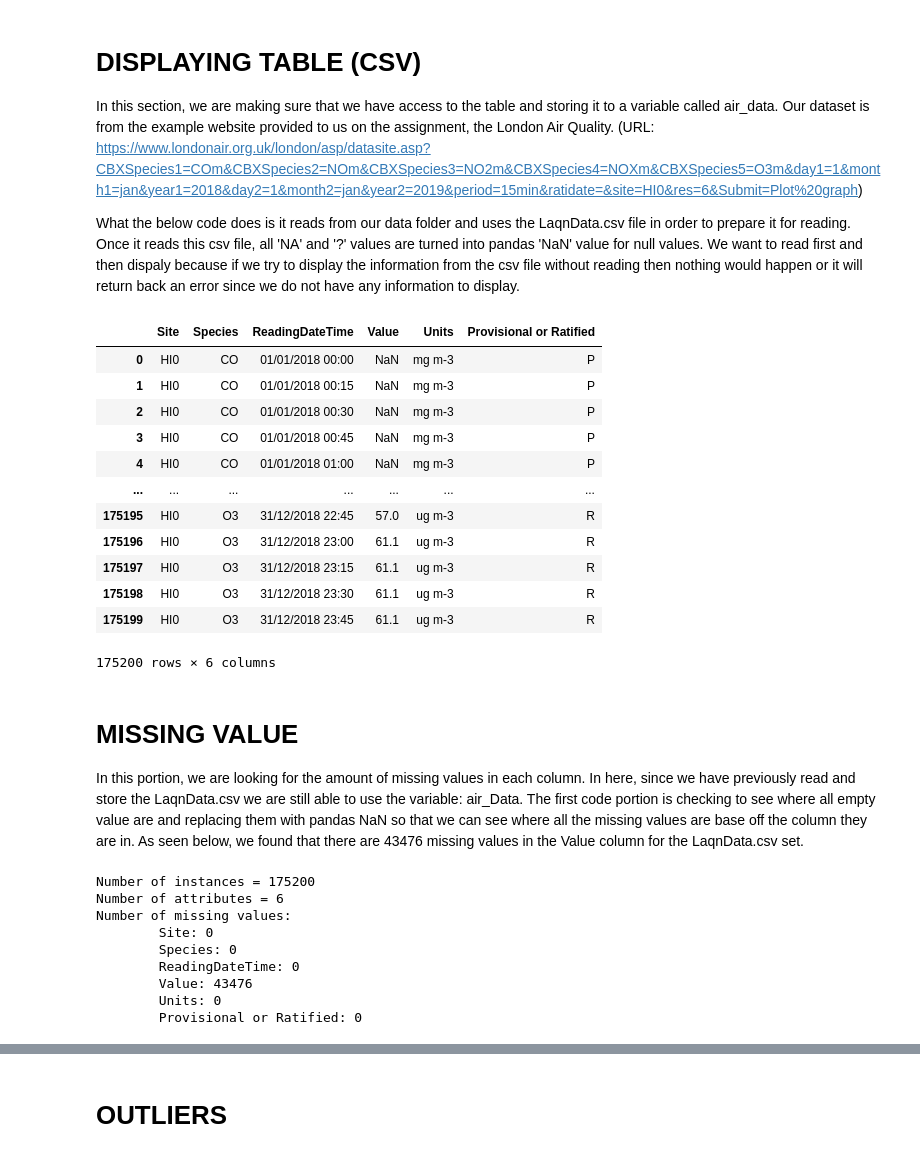
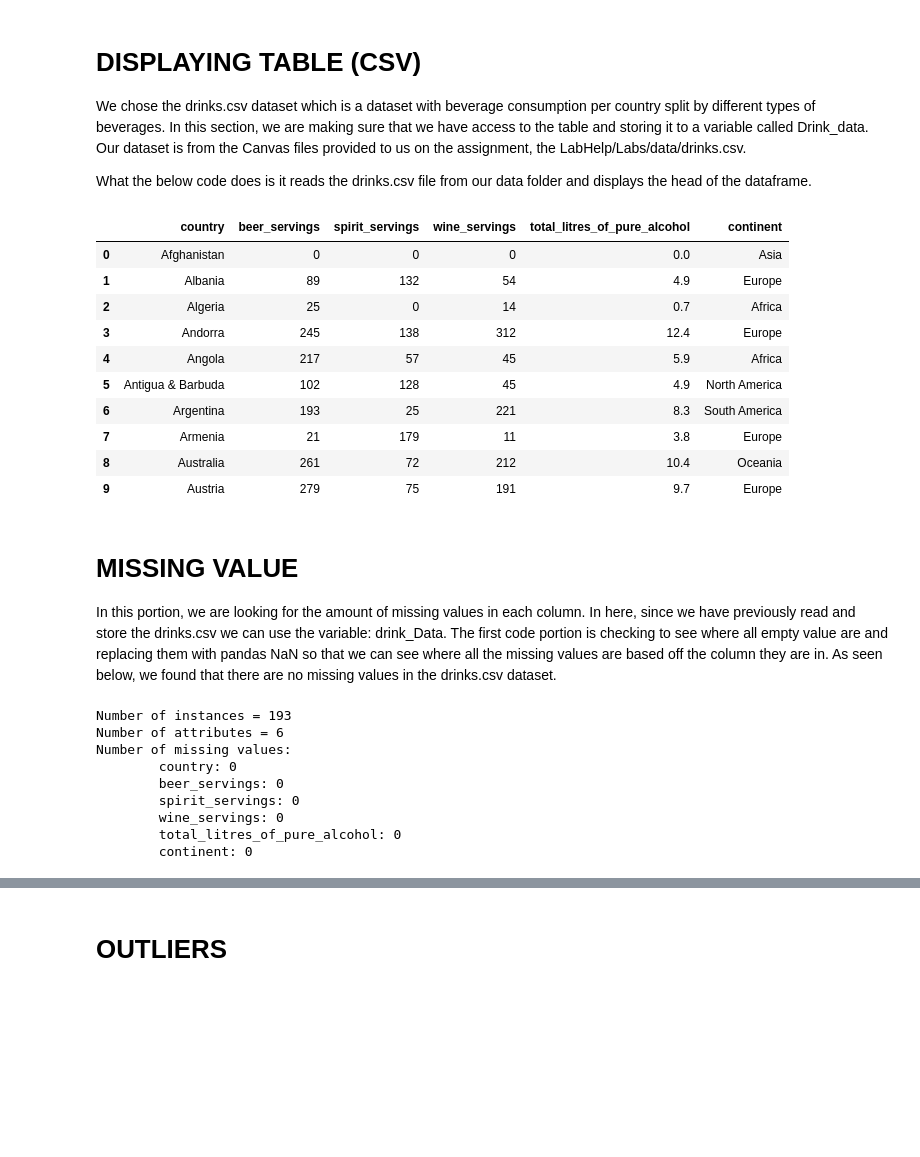
Before and after one commit to OtaSteven/CSC177_Proj, a Jupyter notebook: data_process/air_drink_dataPreprocessing.ipynb, the cells around one changed output, grey strips where cells are left out. Cells and saved outputs as stored; diff of their text form; code cells hidden in the pictures; blank space fills up the shorter version.

```diff
--- a/data_process/air_drink_dataPreprocessing.ipynb
+++ b/data_process/air_drink_dataPreprocessing.ipynb
@@ -1,58 +1,55 @@
-# %% [markdown]
-# DISPLAYING TABLE (CSV)
-In this section, we are making sure that we have access to the table and storing it to a variable called air_data. Our dataset is from the example website provided to us on the assignment, the London Air Quality. (URL: https://www.londonair.org.uk/london/asp/datasite.asp?CBXSpecies1=COm&CBXSpecies2=NOm&CBXSpecies3=NO2m&CBXSpecies4=NOXm&CBXSpecies5=O3m&day1=1&month1=jan&year1=2018&day2=1&month2=jan&year2=2019&period=15min&ratidate=&site=HI0&res=6&Submit=Plot%20graph)
-
-What the below code does is it reads from our data folder and uses the LaqnData.csv file in order to prepare it for reading. Once it reads this csv file, all 'NA' and '?' values are turned into pandas 'NaN' value for null values. We want to read first and then dispaly because if we try to display the information from the csv file without reading then nothing would happen or it will return back an error since we do not have any information to display.
+# %% [markdown]
+# DISPLAYING TABLE (CSV)
+We chose the drinks.csv dataset which is a dataset with beverage consumption per country split by different types of beverages. In this section, we are making sure that we have access to the table and storing it to a variable called Drink_data. Our dataset is from the Canvas files provided to us on the assignment, the LabHelp/Labs/data/drinks.csv.
+
+What the below code does is it reads the drinks.csv file from our data folder and displays the head of the dataframe.
 # %%
 # DISPLAYING TABLE (CSV)
 import os
 import numpy as np
 import pandas as pd
+from scipy.stats import zscore
 
 path = "./data/"
 
-filename_read = os.path.join(path,"LaqnData.csv")
-air_Data = pd.read_csv(filename_read, na_values=['NA','?'])
-
-# use inplace=False
-air_Data
+filename_read = os.path.join(path,"drinks.csv")
+drink_Data = pd.read_csv(filename_read, na_values=['NA','?'])
+drink_Data.head(10)
 # %% [output]
-|  | Site | Species | ReadingDateTime | Value | Units | Provisional or Ratified |
-| 0 | HI0 | CO | 01/01/2018 00:00 | NaN | mg m-3 | P |
-| 1 | HI0 | CO | 01/01/2018 00:15 | NaN | mg m-3 | P |
-| 2 | HI0 | CO | 01/01/2018 00:30 | NaN | mg m-3 | P |
-| 3 | HI0 | CO | 01/01/2018 00:45 | NaN | mg m-3 | P |
-| 4 | HI0 | CO | 01/01/2018 01:00 | NaN | mg m-3 | P |
-| ... | ... | ... | ... | ... | ... | ... |
-| 175195 | HI0 | O3 | 31/12/2018 22:45 | 57.0 | ug m-3 | R |
-| 175196 | HI0 | O3 | 31/12/2018 23:00 | 61.1 | ug m-3 | R |
-| 175197 | HI0 | O3 | 31/12/2018 23:15 | 61.1 | ug m-3 | R |
-| 175198 | HI0 | O3 | 31/12/2018 23:30 | 61.1 | ug m-3 | R |
-| 175199 | HI0 | O3 | 31/12/2018 23:45 | 61.1 | ug m-3 | R |
+|  | country | beer_servings | spirit_servings | wine_servings | total_litres_of_pure_alcohol | continent |
+| 0 | Afghanistan | 0 | 0 | 0 | 0.0 | Asia |
+| 1 | Albania | 89 | 132 | 54 | 4.9 | Europe |
+| 2 | Algeria | 25 | 0 | 14 | 0.7 | Africa |
+| 3 | Andorra | 245 | 138 | 312 | 12.4 | Europe |
+| 4 | Angola | 217 | 57 | 45 | 5.9 | Africa |
+| 5 | Antigua & Barbuda | 102 | 128 | 45 | 4.9 | North America |
+| 6 | Argentina | 193 | 25 | 221 | 8.3 | South America |
+| 7 | Armenia | 21 | 179 | 11 | 3.8 | Europe |
+| 8 | Australia | 261 | 72 | 212 | 10.4 | Oceania |
+| 9 | Austria | 279 | 75 | 191 | 9.7 | Europe |
-175200 rows × 6 columns
 # %% [markdown]
 # MISSING VALUE
-In this portion, we are looking for the amount of missing values in each column. In here, since we have previously read and store the LaqnData.csv we are still able to use the variable: air_Data. The first code portion is checking to see where all empty value are and replacing them with pandas NaN so that we can see where all the missing values are base off the column they are in. As seen below, we found that there are 43476 missing values in the Value column for the LaqnData.csv set.
+In this portion, we are looking for the amount of missing values in each column. In here, since we have previously read and store the drinks.csv we can use the variable: drink_Data. The first code portion is checking to see where all empty value are and replacing them with pandas NaN so that we can see where all the missing values are based off the column they are in. As seen below, we found that there are no missing values in the drinks.csv dataset.
 # %%
 # MISSING INPUTS
 
 import numpy as np
 
-air_Data = air_Data.replace('', np.NaN)
+drink_Data = drink_Data.replace('', np.NaN)
 
-print('Number of instances = %d' % (air_Data.shape[0]))
-print('Number of attributes = %d' % (air_Data.shape[1]))
+print('Number of instances = %d' % (drink_Data.shape[0]))
+print('Number of attributes = %d' % (drink_Data.shape[1]))
 
 print('Number of missing values:')
-for col in air_Data.columns:
-    print('\t%s: %d' % (col,air_Data[col].isna().sum()))
+for col in drink_Data.columns:
+    print('\t%s: %d' % (col,drink_Data[col].isna().sum()))
 # %% [output]
-Number of instances = 175200
+Number of instances = 193
 Number of attributes = 6
 Number of missing values:
-        Site: 0
-        Species: 0
-        ReadingDateTime: 0
-        Value: 43476
-        Units: 0
-        Provisional or Ratified: 0
+        country: 0
+        beer_servings: 0
+        spirit_servings: 0
+        wine_servings: 0
+        total_litres_of_pure_alcohol: 0
+        continent: 0
```
Also changed, not shown: parts of 81 cells of this notebook.
